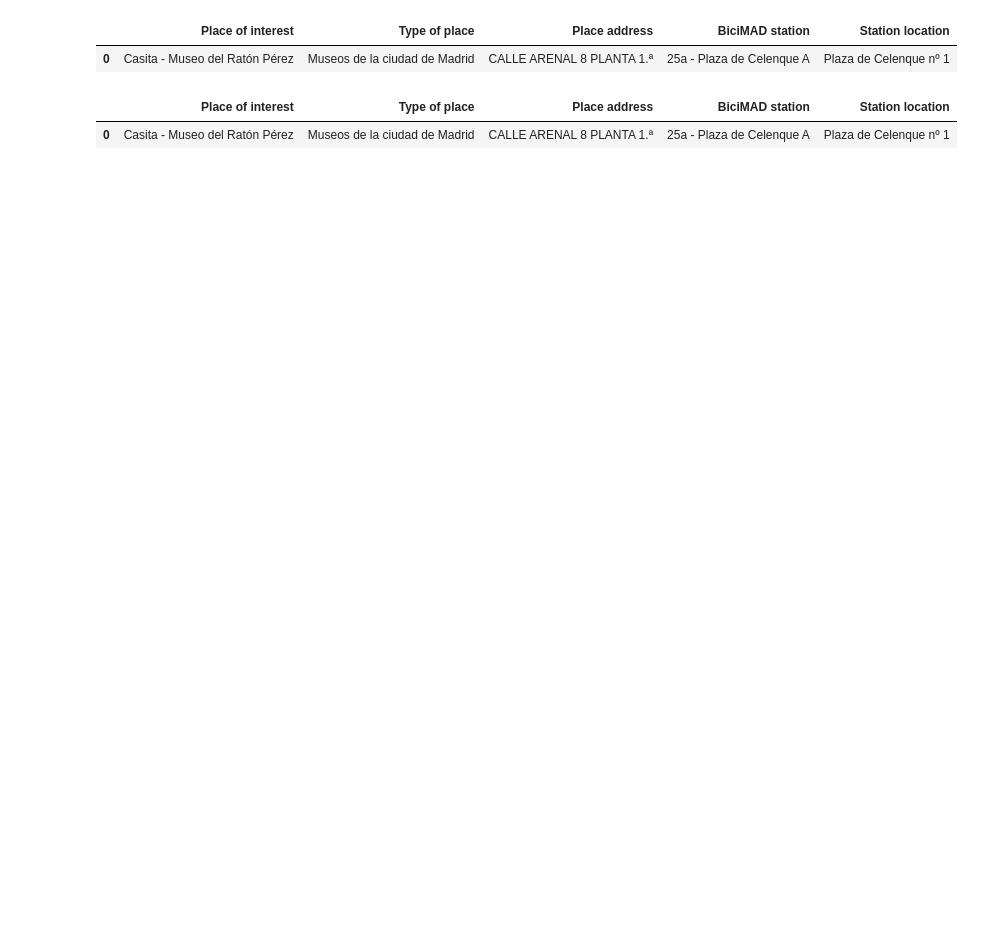
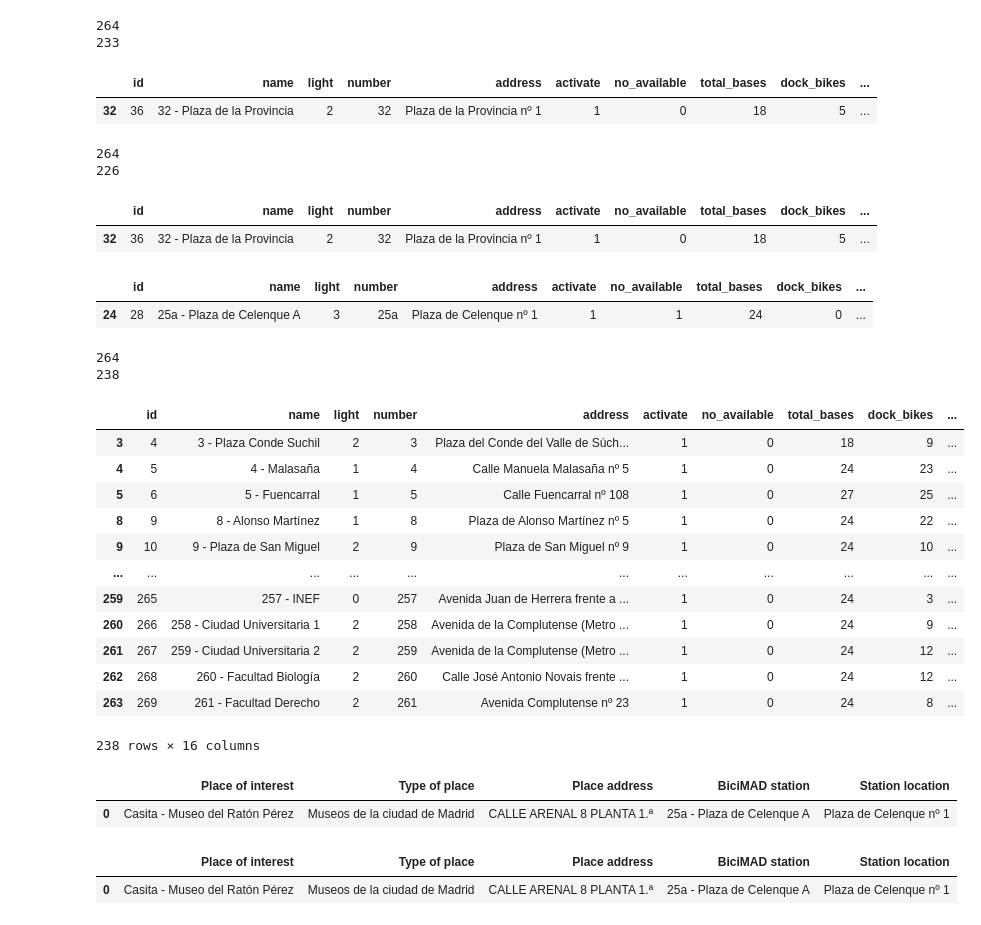
Before and after one commit to elvestevez/biciMAD_project_m1, a Jupyter notebook: notebooks/test.ipynb, the cells around one changed output. Drawn from its saved outputs; the diff is of its cells as text; code cells hidden in the pictures; blank space fills up the shorter version.

```diff
--- a/notebooks/test.ipynb
+++ b/notebooks/test.ipynb
@@ -129,7 +266,7 @@ def get_csv(file):
 
 # set longitud and latitud from coordinates
 def set_location(df):
-    df[['longitud','latitud']] = df['geometry.coordinates'].str.strip('][').str.split(', ', expand=True)
+    df[['lon_bici','lat_bici']] = df['geometry.coordinates'].str.strip('][').str.split(', ', expand=True)
     return df
 
 def get_bicimad_data(origin):
@@ -142,3 +279,13 @@ def get_bicimad_data(origin):
     if not df.empty:
         df = set_location(df)
     return df
+# %%
+df_bicimad = get_bicimad_data("CSV")
+
+#loc_1 = [40.44342, -3.72693]
+df_bicimad['distance'] = df_bicimad.apply(lambda d: distance_meters(float(d['lat_bici']),
+                                                                    float(d['lon_bici']),
+                                                                    40.417048,
+                                                                    -3.705529), axis=1 )
+
+df_bicimad.head(5)
@@ -144,0 +309,59 @@ def get_bicimad_data(origin):
+# %%
+#### take bici
+mask = (df_bicimad["activate"] == 1) & \
+       (df_bicimad["no_available"] == 0) & \
+       ((df_bicimad["dock_bikes"] - df_bicimad["reservations_count"]) > 0)
+print(len(df_bicimad))
+print(len(df_bicimad[mask]))
+df_mask_take = df_bicimad[mask]
+
+df_min_bicimad_take = df_mask_take[df_mask_take["distance"] == df_mask_take["distance"].min()]#[["name", "address", "lon_bici", "lat_bici"]]
+df_min_bicimad_take
+# %% [output]
+264
+233
+|  | id | name | light | number | address | activate | no_available | total_bases | dock_bikes | ... |
+| 32 | 36 | 32 - Plaza de la Provincia | 2 | 32 | Plaza de la Provincia nº 1 | 1 | 0 | 18 | 5 | ... |
+# %%
+#### leave bici
+mask = (df_bicimad["activate"] == 1) & \
+       (df_bicimad["no_available"] == 0) & \
+       (df_bicimad["free_bases"] > 0)
+print(len(df_bicimad))
+print(len(df_bicimad[mask]))
+df_mask_leave = df_bicimad[mask]
+
+df_min_bicimad_leave = df_mask_leave[df_mask_leave["distance"] == df_mask_leave["distance"].min()]#[["name", "address", "lon_bici", "lat_bici"]]
+df_min_bicimad_leave
+# %% [output]
+264
+226
+|  | id | name | light | number | address | activate | no_available | total_bases | dock_bikes | ... |
+| 32 | 36 | 32 - Plaza de la Provincia | 2 | 32 | Plaza de la Provincia nº 1 | 1 | 0 | 18 | 5 | ... |
+# %%
+df_min_bicimad = df_bicimad[df_bicimad["distance"] == df_bicimad["distance"].min()]#[["name", "address", "lon_bici", "lat_bici"]]
+df_min_bicimad
+# %% [output]
+|  | id | name | light | number | address | activate | no_available | total_bases | dock_bikes | ... |
+| 24 | 28 | 25a - Plaza de Celenque A | 3 | 25a | Plaza de Celenque nº 1 | 1 | 1 | 24 | 0 | ... |
+# %%
+mask = (df_bicimad["activate"] == 1) & (df_bicimad["no_available"] == 0)
+print(len(df_bicimad))
+print(len(df_bicimad[mask]))
+df_bicimad[mask]
+# %% [output]
+264
+238
+|  | id | name | light | number | address | activate | no_available | total_bases | dock_bikes | ... |
+| 3 | 4 | 3 - Plaza Conde Suchil | 2 | 3 | Plaza del Conde del Valle de Súch... | 1 | 0 | 18 | 9 | ... |
+| 4 | 5 | 4 - Malasaña | 1 | 4 | Calle Manuela Malasaña nº 5 | 1 | 0 | 24 | 23 | ... |
+| 5 | 6 | 5 - Fuencarral | 1 | 5 | Calle Fuencarral nº 108 | 1 | 0 | 27 | 25 | ... |
+| 8 | 9 | 8 - Alonso Martínez | 1 | 8 | Plaza de Alonso Martínez nº 5 | 1 | 0 | 24 | 22 | ... |
+| 9 | 10 | 9 - Plaza de San Miguel | 2 | 9 | Plaza de San Miguel nº 9 | 1 | 0 | 24 | 10 | ... |
+| ... | ... | ... | ... | ... | ... | ... | ... | ... | ... | ... |
+| 259 | 265 | 257 - INEF | 0 | 257 | Avenida Juan de Herrera frente a ... | 1 | 0 | 24 | 3 | ... |
+| 260 | 266 | 258 - Ciudad Universitaria 1 | 2 | 258 | Avenida de la Complutense (Metro ... | 1 | 0 | 24 | 9 | ... |
+| 261 | 267 | 259 - Ciudad Universitaria 2 | 2 | 259 | Avenida de la Complutense (Metro ... | 1 | 0 | 24 | 12 | ... |
+| 262 | 268 | 260 - Facultad Biología | 2 | 260 | Calle José Antonio Novais frente ... | 1 | 0 | 24 | 12 | ... |
+| 263 | 269 | 261 - Facultad Derecho | 2 | 261 | Avenida Complutense nº 23 | 1 | 0 | 24 | 8 | ... |
+238 rows × 16 columns
```
Also changed, not shown: parts of 12 cells of this notebook, 12 other files.
